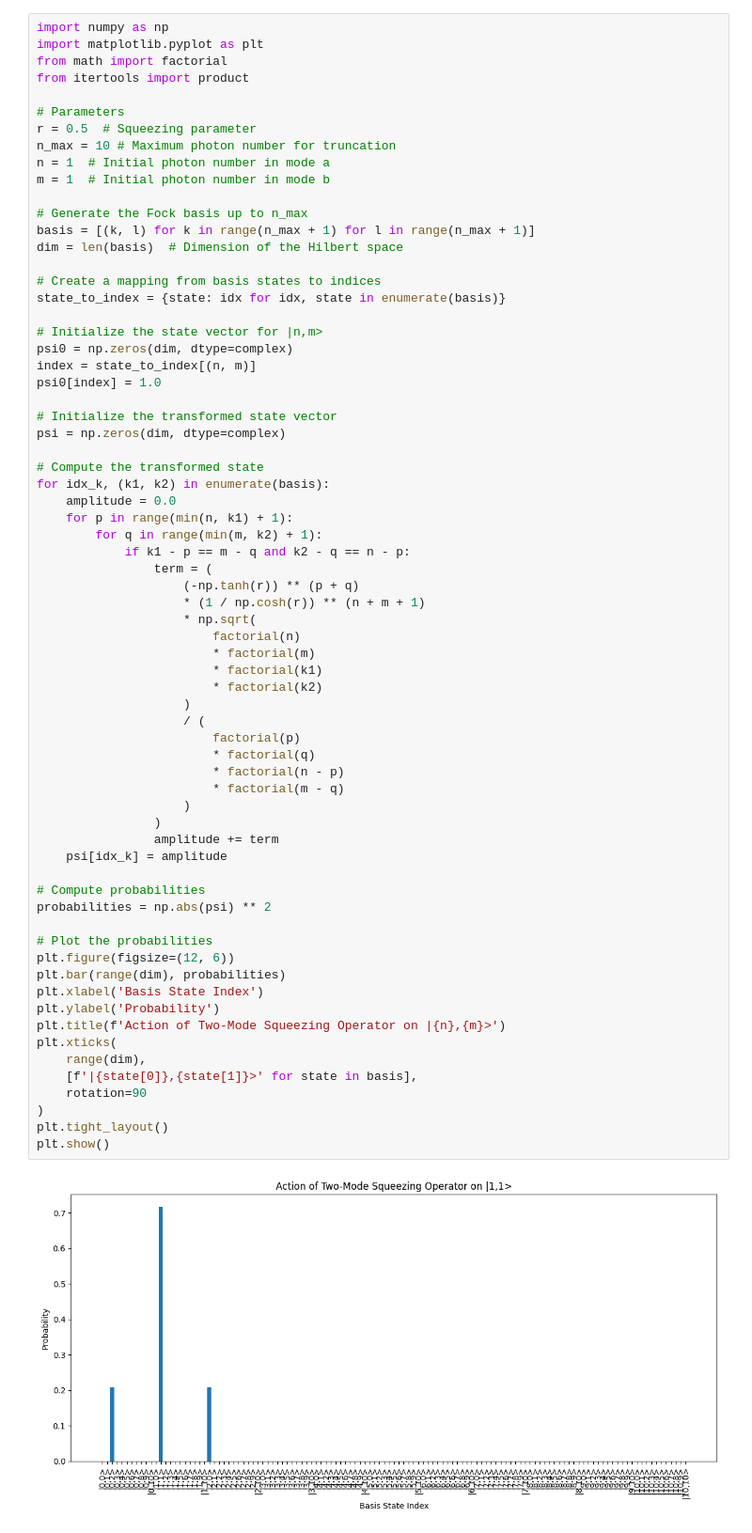
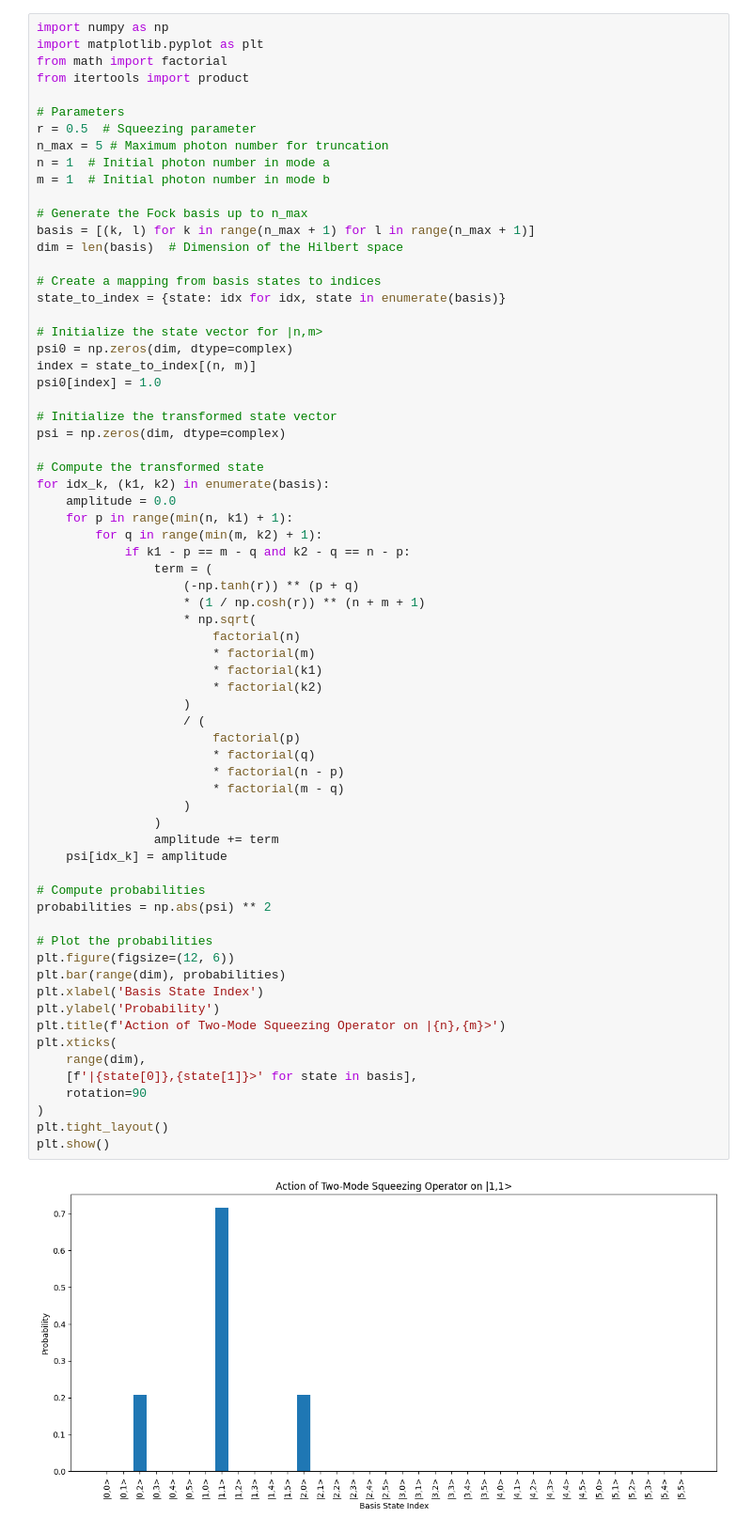
Before and after one commit to walkerjian/Physics, a Jupyter notebook: The_2_mode_squeezing_operator_act_on_a_state_with_|n,m>.ipynb, the cells around one changed output. Shown: that part at 94% size. Saved outputs shown, nothing was run; the diff lists cells and outputs as text.

```diff
--- a/The_2_mode_squeezing_operator_act_on_a_state_with_|n,m>.ipynb
+++ b/The_2_mode_squeezing_operator_act_on_a_state_with_|n,m>.ipynb
@@ -257,7 +256,7 @@ from itertools import product
 
 # Parameters
 r = 0.5  # Squeezing parameter
-n_max = 10 # Maximum photon number for truncation
+n_max = 5 # Maximum photon number for truncation
 n = 1  # Initial photon number in mode a
 m = 1  # Initial photon number in mode b
 
@@ -291,32 +290,32 @@ for idx_k, (k1, k2) in enumerate(basis):
                         * factorial(k1)
                         * factorial(k2)
                     )
                     / (
                         factorial(p)
                         * factorial(q)
                         * factorial(n - p)
                         * factorial(m - q)
                     )
                 )
                 amplitude += term
     psi[idx_k] = amplitude
 
 # Compute probabilities
 probabilities = np.abs(psi) ** 2
 
 # Plot the probabilities
 plt.figure(figsize=(12, 6))
 plt.bar(range(dim), probabilities)
 plt.xlabel('Basis State Index')
 plt.ylabel('Probability')
 plt.title(f'Action of Two-Mode Squeezing Operator on |{n},{m}>')
 plt.xticks(
     range(dim),
     [f'|{state[0]},{state[1]}>' for state in basis],
     rotation=90
 )
 plt.tight_layout()
 plt.show()
 # %% [output]
-[figure, old version]
+[figure, new version]
 # %% [markdown]
```
Also changed, not shown: parts of 4 cells of this notebook.
